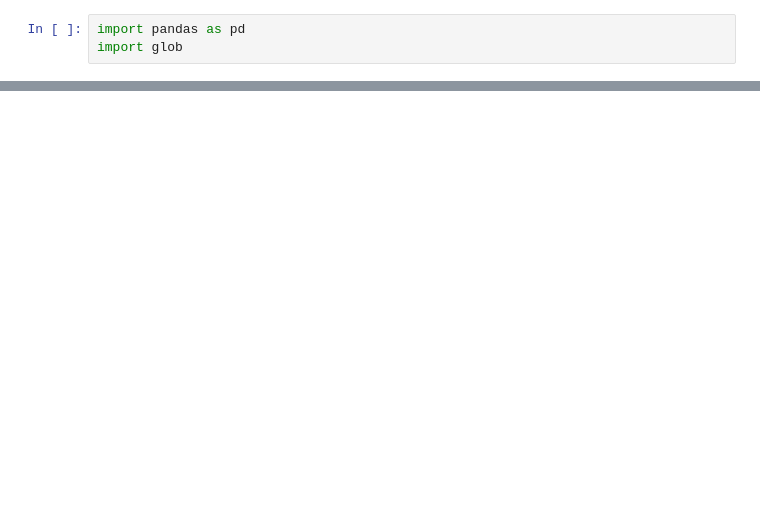
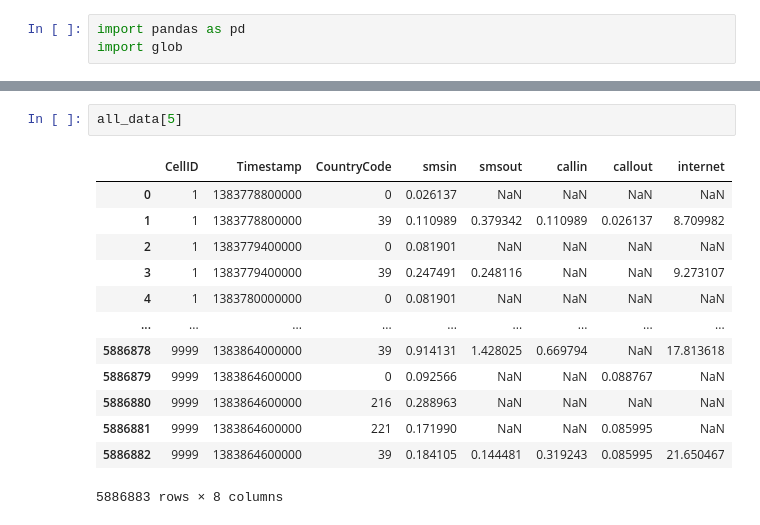
Before and after one commit to Burugi/CICD_comparision, a Jupyter notebook: data/preprocessing/preprocessing_milano.ipynb, the cells around one changed output, grey strips where cells are left out. Drawn from its saved outputs; the diff is of its cells as text; blank space fills up the shorter version.

```diff
--- a/data/preprocessing/preprocessing_milano.ipynb
+++ b/data/preprocessing/preprocessing_milano.ipynb
@@ -21,0 +37,16 @@ df['Timestamp'] = pd.to_datetime(df['Timestamp'], unit='ms')
+# %%
+all_data[5]
+# %% [output]
+|  | CellID | Timestamp | CountryCode | smsin | smsout | callin | callout | internet |
+| 0 | 1 | 1383778800000 | 0 | 0.026137 | NaN | NaN | NaN | NaN |
+| 1 | 1 | 1383778800000 | 39 | 0.110989 | 0.379342 | 0.110989 | 0.026137 | 8.709982 |
+| 2 | 1 | 1383779400000 | 0 | 0.081901 | NaN | NaN | NaN | NaN |
+| 3 | 1 | 1383779400000 | 39 | 0.247491 | 0.248116 | NaN | NaN | 9.273107 |
+| 4 | 1 | 1383780000000 | 0 | 0.081901 | NaN | NaN | NaN | NaN |
+| ... | ... | ... | ... | ... | ... | ... | ... | ... |
+| 5886878 | 9999 | 1383864000000 | 39 | 0.914131 | 1.428025 | 0.669794 | NaN | 17.813618 |
+| 5886879 | 9999 | 1383864600000 | 0 | 0.092566 | NaN | NaN | 0.088767 | NaN |
+| 5886880 | 9999 | 1383864600000 | 216 | 0.288963 | NaN | NaN | NaN | NaN |
+| 5886881 | 9999 | 1383864600000 | 221 | 0.171990 | NaN | NaN | 0.085995 | NaN |
+| 5886882 | 9999 | 1383864600000 | 39 | 0.184105 | 0.144481 | 0.319243 | 0.085995 | 21.650467 |
+5886883 rows × 8 columns
```
Also changed, not shown: parts of 11 cells of this notebook, 11 other files.
